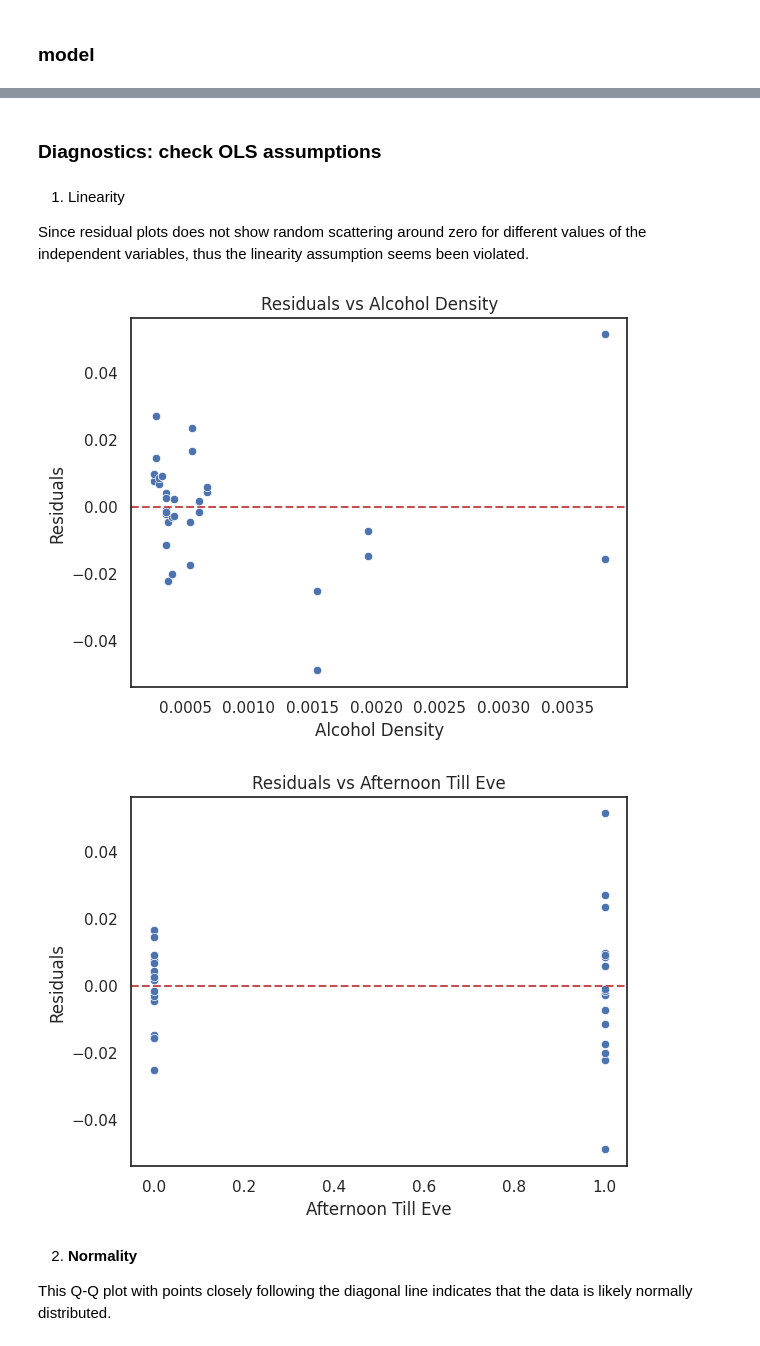
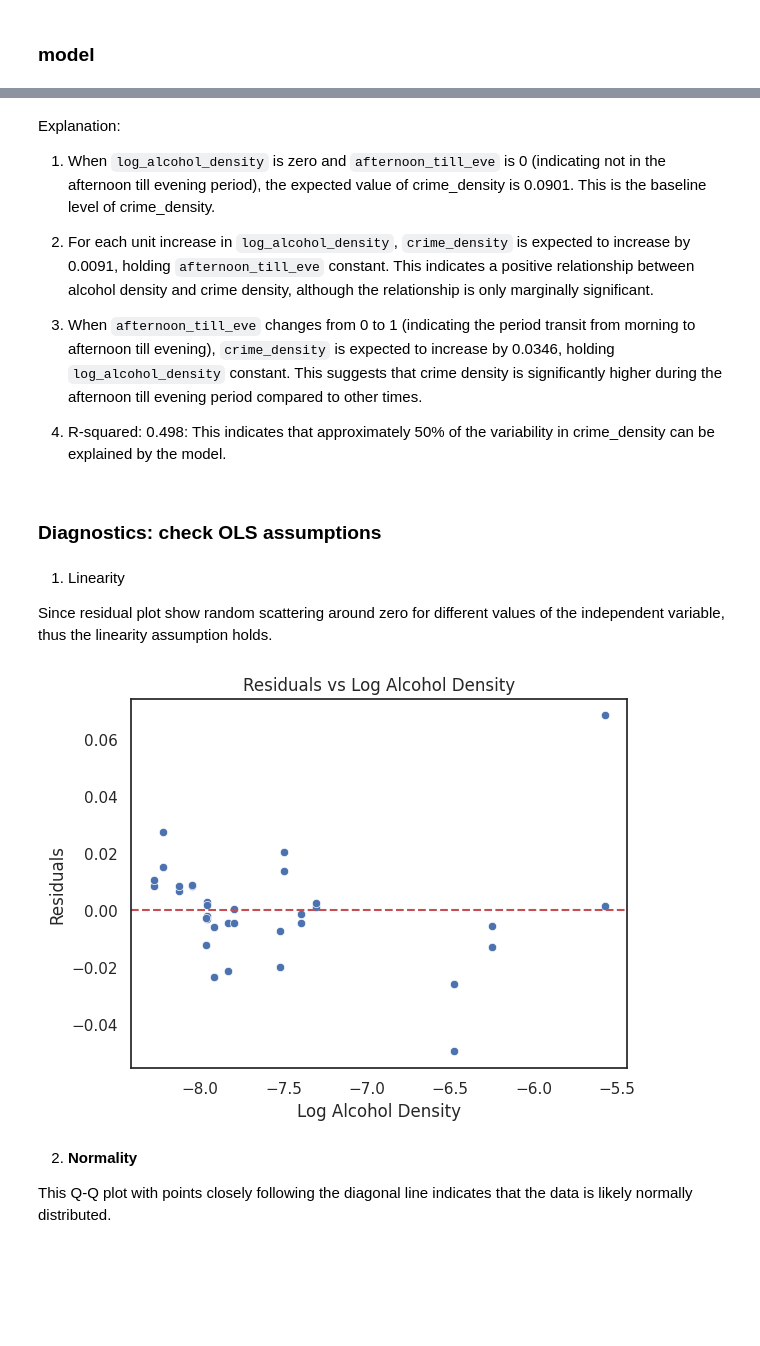
Before and after one commit to KellyyyGSY/poli170a_proj, a Jupyter notebook: POLI170A.ipynb, the cells around one changed output, grey strips where cells are left out. Cells and saved outputs as stored; diff of their text form; code cells hidden in the pictures; blank space fills up the shorter version.

```diff
--- a/POLI170A.ipynb
+++ b/POLI170A.ipynb
@@ -451,0 +485,2 @@ plt.show()
+# %%
+merged_df['log_alcohol_density'] = merged_df['alcohol_density'].apply(np.log)
@@ -473,7 +540,7 @@ plt.show()
 # %% [markdown]
 ### model
 # %%
-full_model = smf.ols('crime_density ~ alcohol_density + afternoon_till_eve', data=merged_df).fit()
+full_model = smf.ols('crime_density ~ log_alcohol_density + afternoon_till_eve', data=merged_df).fit()
 print(full_model.summary())
 # %% [output]
                             OLS Regression Results
@@ -496,30 +563,31 @@ strong multicollinearity or other numerical problems.
+# %% [markdown]
+Explanation:
+
+
+1. When `log_alcohol_density` is zero and `afternoon_till_eve` is 0 (indicating not in the afternoon till evening period), the expected value of crime_density is 0.0901. This is the baseline level of crime_density.
+
+2. For each unit increase in `log_alcohol_density`, `crime_density` is expected to increase by 0.0091, holding `afternoon_till_eve` constant. This indicates a positive relationship between alcohol density and crime density, although the relationship is only marginally significant.
+
+3. When `afternoon_till_eve` changes from 0 to 1 (indicating the period transit from morning to afternoon till evening), `crime_density` is expected to increase by 0.0346, holding `log_alcohol_density` constant. This suggests that crime density is significantly higher during the afternoon till evening period compared to other times.
+
+4. R-squared: 0.498: This indicates that approximately 50% of the variability in crime_density can be explained by the model.
 # %% [markdown]
 ### Diagnostics: check OLS assumptions
 # %% [markdown]
 1. Linearity
 
-Since residual plots does not show random scattering around zero for different values of the independent variables, thus the linearity assumption seems been violated.
+Since residual plot show random scattering around zero for different values of the independent variable, thus the linearity assumption holds.
 # %%
 merged_df['residuals'] = full_model.resid
 
-# Plot residuals against 'alcohol_density'
-sns.scatterplot(data=merged_df, x='alcohol_density', y='residuals')
-plt.title('Residuals vs Alcohol Density')
-plt.xlabel('Alcohol Density')
+sns.scatterplot(data=merged_df, x='log_alcohol_density', y='residuals')
+plt.title('Residuals vs Log Alcohol Density')
+plt.xlabel('Log Alcohol Density')
 plt.ylabel('Residuals')
 plt.axhline(y=0, color='r', linestyle='--')
 plt.show()
-
-# Plot residuals against 'afternoon_till_eve'
-sns.scatterplot(data=merged_df, x='afternoon_till_eve', y='residuals')
-plt.title('Residuals vs Afternoon Till Eve')
-plt.xlabel('Afternoon Till Eve')
-plt.ylabel('Residuals')
-plt.axhline(y=0, color='r', linestyle='--')
-plt.show()
 # %% [output]
-[figure, old version]
+[figure, new version]
-[figure, removed]
 # %% [markdown]
 2. **Normality** <br>
 
```
Also changed, not shown: parts of 29 cells of this notebook.
